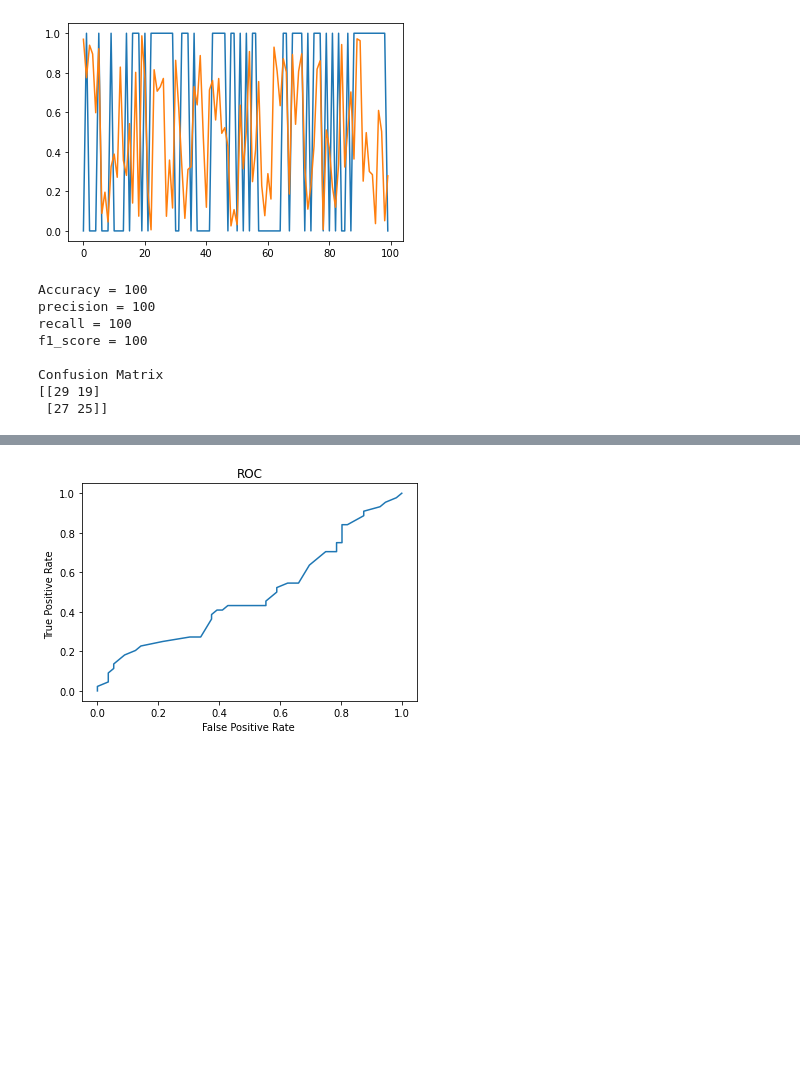
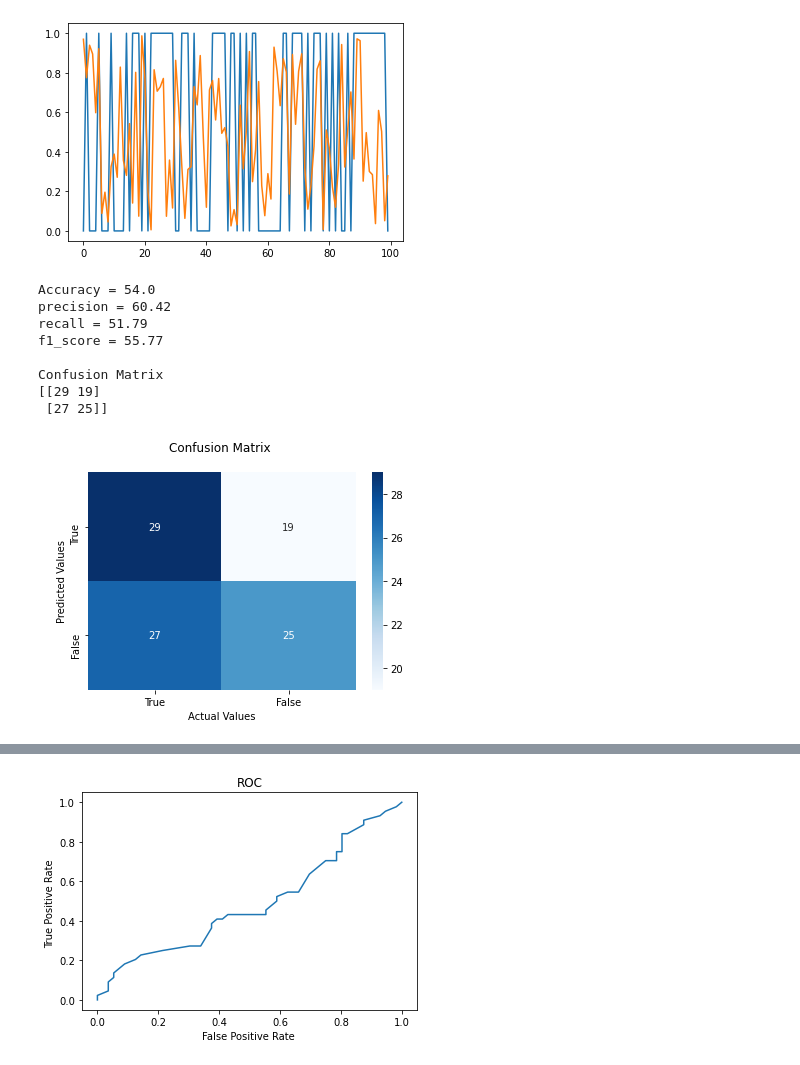
Before and after one commit to Abdelrahman3ahmed/Machine_Learning, a Jupyter notebook: Assignmnet_1.ipynb, the cells around one changed output, grey strips where cells are left out. Drawn from its saved outputs; the diff is of its cells as text; code cells hidden in the pictures; blank space fills up the shorter version.

```diff
--- a/Assignmnet_1.ipynb
+++ b/Assignmnet_1.ipynb
@@ -25,11 +25,11 @@ def Get_Confusion_Matrix(thersh , y , y_preds):
     TN = ((y == 0) & (y_pre == 0)).sum()
     FP = ((y == 0) & (y_pre == 1)).sum()
     FN = ((y == 1) & (y_pre == 0)).sum()
-    Accuracy = round(((TP+TN) / (TP + TN +FP+FN))*100)
+    Accuracy = round(((TP+TN) / (TP + TN +FP+FN))*100 , 2)
     conf_Matrix = np.array([[TP , FP] , [FN , TN]])
-    precision = (TP / (TP+FP) )*100
-    recall = (TP /( TP+FN))*100
-    f1_score = 2*((precision * recall)/(precision + recall))
+    precision = round((TP / (TP+FP) )*100 , 2)
+    recall = round((TP /( TP+FN))*100 ,2)
+    f1_score = round(2*((precision * recall)/(precision + recall)) , 2)
 
     return conf_Matrix,Accuracy,precision,recall,f1_score
 # %%
@@ -39,14 +39,28 @@ print("Accuracy = {} \nprecision = {} \nrecall = {} \nf1_score = {} \n "
       .format(result[1] , result[2] , result[3] , result[4]))
 print("Confusion Matrix \n{}".format(result[0]))
 # %% [output]
-Accuracy = 100
-precision = 100
-recall = 100
-f1_score = 100
+Accuracy = 54.0
+precision = 60.42
+recall = 51.79
+f1_score = 55.77
 
 Confusion Matrix
 [[29 19]
  [27 25]]
+# %%
+import seaborn as sns
+conf_mat = Get_Confusion_Matrix(thershold , y , y_preds)[0]
+ax = sns.heatmap(conf_mat , annot=True, cmap='Blues')
+ax.set_title('Confusion Matrix \n');
+ax.set_xlabel('Actual Values')
+ax.set_ylabel('\nPredicted Values');
+
+ax.xaxis.set_ticklabels(['True','False'])
+ax.yaxis.set_ticklabels(['True','False'])
+
+plt.show()
+# %% [output]
+[figure, added]
 # %%
 def PLot_Prec_VS_Recall():
     therathold = np.linspace(0,1,50)
```
Also changed, not shown: parts of 4 cells of this notebook.
